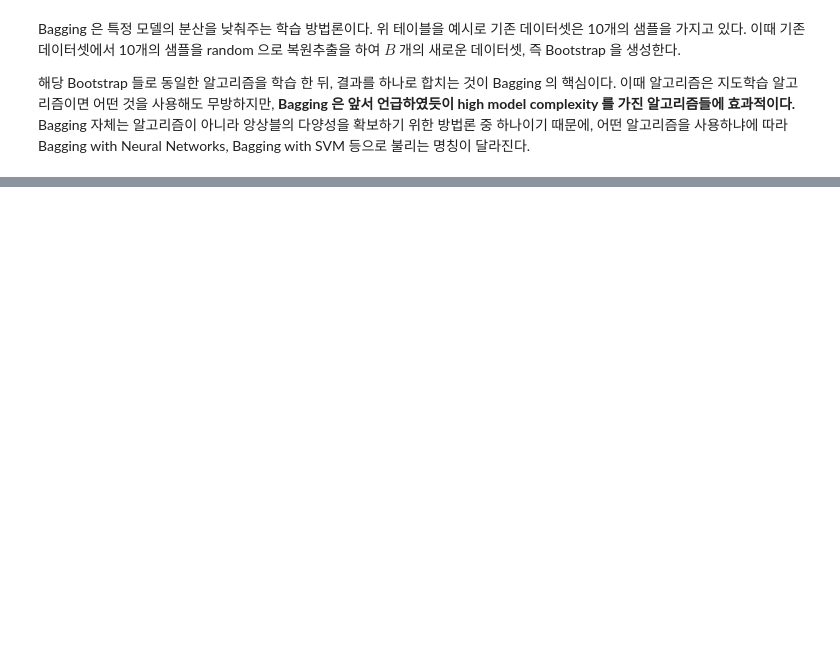
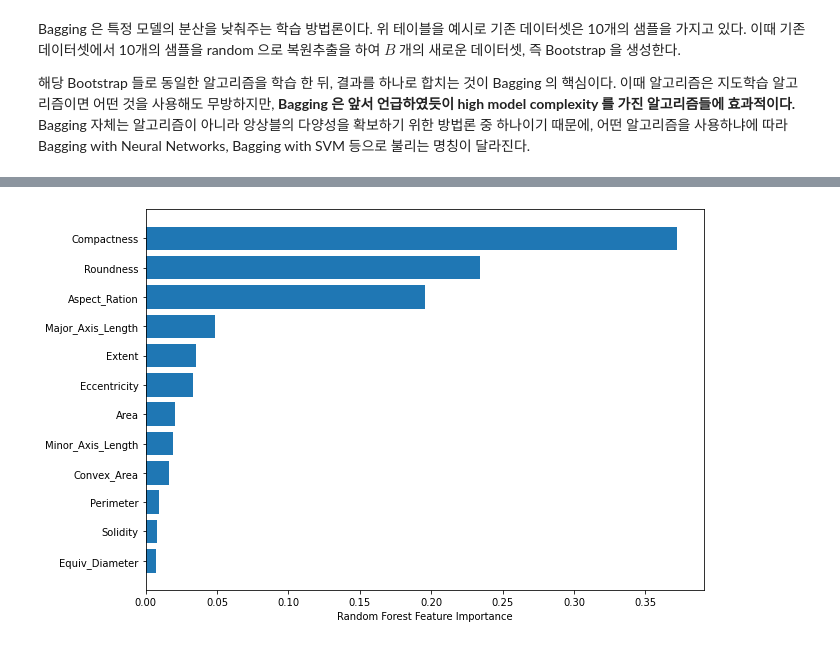
Before and after one commit to tomtom1103/The_Helvetica_Scenario, a Jupyter notebook: ensemble_learning/ensemble_learning_tutorial.ipynb, the cells around one changed output, grey strips where cells are left out. Saved outputs shown, nothing was run; the diff lists cells and outputs as text; code cells hidden in the pictures; blank space fills up the shorter version.

Commit message:
ensemble init

```diff
--- a/ensemble_learning/ensemble_learning_tutorial.ipynb
+++ b/ensemble_learning/ensemble_learning_tutorial.ipynb
@@ -192,0 +322,6 @@ ensemble.score(X_test, y_test)
+# %%
+df = pd.read_excel('Pumpkin_Seeds_Dataset.xlsx')
+df = df.replace({'Çerçevelik': 0, 'Ürgüp Sivrisi': 1})
+X = df.drop('Class', axis=1)
+y = df['Class']
+X
@@ -192,0 +342,31 @@ ensemble.score(X_test, y_test)
+# %%
+X_train, X_test, y_train, y_test = train_test_split(X, y, test_size=0.2, random_state=42)
+tree = DecisionTreeClassifier(max_depth=5, random_state=0)
+tree.fit(X_train, y_train)
+
+n_estimators = 5
+rf = RandomForestClassifier(n_estimators=n_estimators, max_depth=5,random_state=0)
+rf.fit(X_train, y_train)
+
+n_estimators_random = [i for i in range(1,21)]
+max_depth = [i for i in range(1, 11)]
+max_depth.append(None)
+min_samples_split = [2, 5, 10]
+min_samples_leaf = [1, 2, 4]
+random_grid = {'n_estimators': n_estimators_random,
+               'max_depth': max_depth,
+               'min_samples_split': min_samples_split,
+               'min_samples_leaf': min_samples_leaf}
+
+rf_base = RandomForestClassifier()
+rf_random = RandomizedSearchCV(estimator = rf_base, param_distributions = random_grid, n_iter = 100, cv = 3, verbose=1, random_state=42, n_jobs = -1)
+rf_random.fit(X_train, y_train)
+
+best_random = rf_random.best_estimator_
+best_random.fit(X_train, y_train)
+
+print(f'Test accuracy of a single Decision Tree model: {tree.score(X_test, y_test)}')
+print(f'Test accuracy of a Random Forest ensemble of {n_estimators} Decision Tree models: {rf.score(X_test, y_test)}')
+print(f'Test accuracy of a Random Forest ensemble of {n_estimators} Decision Tree models with Randomized Search: {best_random.score(X_test, y_test)}')
+
+print(f'Parameters of the best Random Forest model: \n {rf_random.best_params_}')
@@ -192,0 +390,7 @@ ensemble.score(X_test, y_test)
+# %%
+sorted_idx = rf.feature_importances_.argsort()
+plt.figure(figsize=(10, 7))
+plt.barh(X.columns[sorted_idx], rf.feature_importances_[sorted_idx])
+plt.xlabel("Random Forest Feature Importance");
+# %% [output]
+[figure, added]
```
Also changed, not shown: parts of 42 cells of this notebook, 4 other files.
